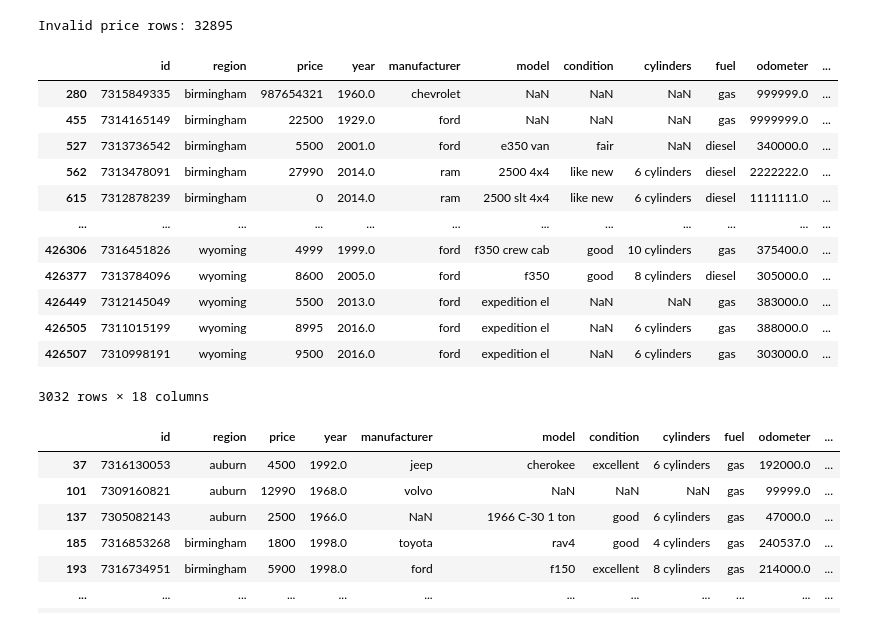
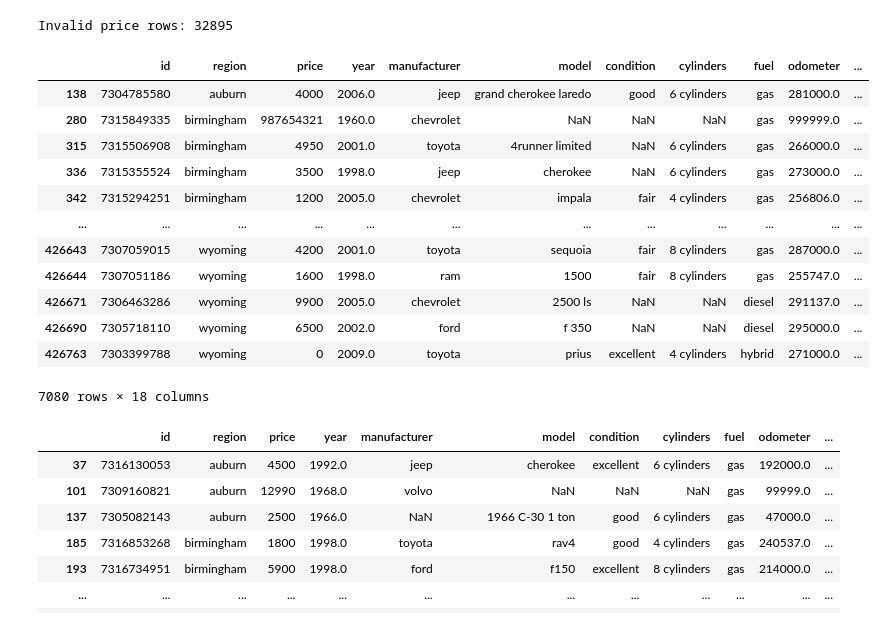
Before and after one commit to colleenyap/UCB-Project2, a Jupyter notebook: ColleenYap_Project2_WhatDrivesThePriceOfACar.ipynb, the cells around one changed output. Cells and saved outputs as stored; diff of their text form; code cells hidden in the pictures.

```diff
--- a/ColleenYap_Project2_WhatDrivesThePriceOfACar.ipynb
+++ b/ColleenYap_Project2_WhatDrivesThePriceOfACar.ipynb
@@ -178,22 +177,22 @@ print("Invalid price rows:", (vehicles['price'] <= 0).sum())
 # %% [output]
 Invalid price rows: 32895
 # %%
-# Inspect and filter out unrealistic data - odometer greater than 300,000 due to liability risk
-vehicles[vehicles['odometer'] > 300000] #3032 rows
+# Inspect and filter out unrealistic data - odometer greater than 250,000 due to liability risk
+vehicles[vehicles['odometer'] > 250000] #7080 rows
 # %% [output]
 |  | id | region | price | year | manufacturer | model | condition | cylinders | fuel | odometer | ... |
+| 138 | 7304785580 | auburn | 4000 | 2006.0 | jeep | grand cherokee laredo | good | 6 cylinders | gas | 281000.0 | ... |
 | 280 | 7315849335 | birmingham | 987654321 | 1960.0 | chevrolet | NaN | NaN | NaN | gas | 999999.0 | ... |
-| 455 | 7314165149 | birmingham | 22500 | 1929.0 | ford | NaN | NaN | NaN | gas | 9999999.0 | ... |
-| 527 | 7313736542 | birmingham | 5500 | 2001.0 | ford | e350 van | fair | NaN | diesel | 340000.0 | ... |
-| 562 | 7313478091 | birmingham | 27990 | 2014.0 | ram | 2500 4x4 | like new | 6 cylinders | diesel | 2222222.0 | ... |
-| 615 | 7312878239 | birmingham | 0 | 2014.0 | ram | 2500 slt 4x4 | like new | 6 cylinders | diesel | 1111111.0 | ... |
+| 315 | 7315506908 | birmingham | 4950 | 2001.0 | toyota | 4runner limited | NaN | 6 cylinders | gas | 266000.0 | ... |
+| 336 | 7315355524 | birmingham | 3500 | 1998.0 | jeep | cherokee | NaN | 6 cylinders | gas | 273000.0 | ... |
+| 342 | 7315294251 | birmingham | 1200 | 2005.0 | chevrolet | impala | fair | 4 cylinders | gas | 256806.0 | ... |
 | ... | ... | ... | ... | ... | ... | ... | ... | ... | ... | ... | ... |
-| 426306 | 7316451826 | wyoming | 4999 | 1999.0 | ford | f350 crew cab | good | 10 cylinders | gas | 375400.0 | ... |
-| 426377 | 7313784096 | wyoming | 8600 | 2005.0 | ford | f350 | good | 8 cylinders | diesel | 305000.0 | ... |
-| 426449 | 7312145049 | wyoming | 5500 | 2013.0 | ford | expedition el | NaN | NaN | gas | 383000.0 | ... |
-| 426505 | 7311015199 | wyoming | 8995 | 2016.0 | ford | expedition el | NaN | 6 cylinders | gas | 388000.0 | ... |
-| 426507 | 7310998191 | wyoming | 9500 | 2016.0 | ford | expedition el | NaN | 6 cylinders | gas | 303000.0 | ... |
+| 426643 | 7307059015 | wyoming | 4200 | 2001.0 | toyota | sequoia | fair | 8 cylinders | gas | 287000.0 | ... |
+| 426644 | 7307051186 | wyoming | 1600 | 1998.0 | ram | 1500 | fair | 8 cylinders | gas | 255747.0 | ... |
+| 426671 | 7306463286 | wyoming | 9900 | 2005.0 | chevrolet | 2500 ls | NaN | NaN | diesel | 291137.0 | ... |
+| 426690 | 7305718110 | wyoming | 6500 | 2002.0 | ford | f 350 | NaN | NaN | diesel | 295000.0 | ... |
+| 426763 | 7303399788 | wyoming | 0 | 2009.0 | toyota | prius | excellent | 4 cylinders | hybrid | 271000.0 | ... |
-3032 rows × 18 columns
+7080 rows × 18 columns
 # %%
 # Inpsect and filter out unrealistic data - year greater than 2026 or less than year 2000
 vehicles[vehicles['year'] > 2026] # no rows
```
Also changed, not shown: parts of 66 cells of this notebook.
